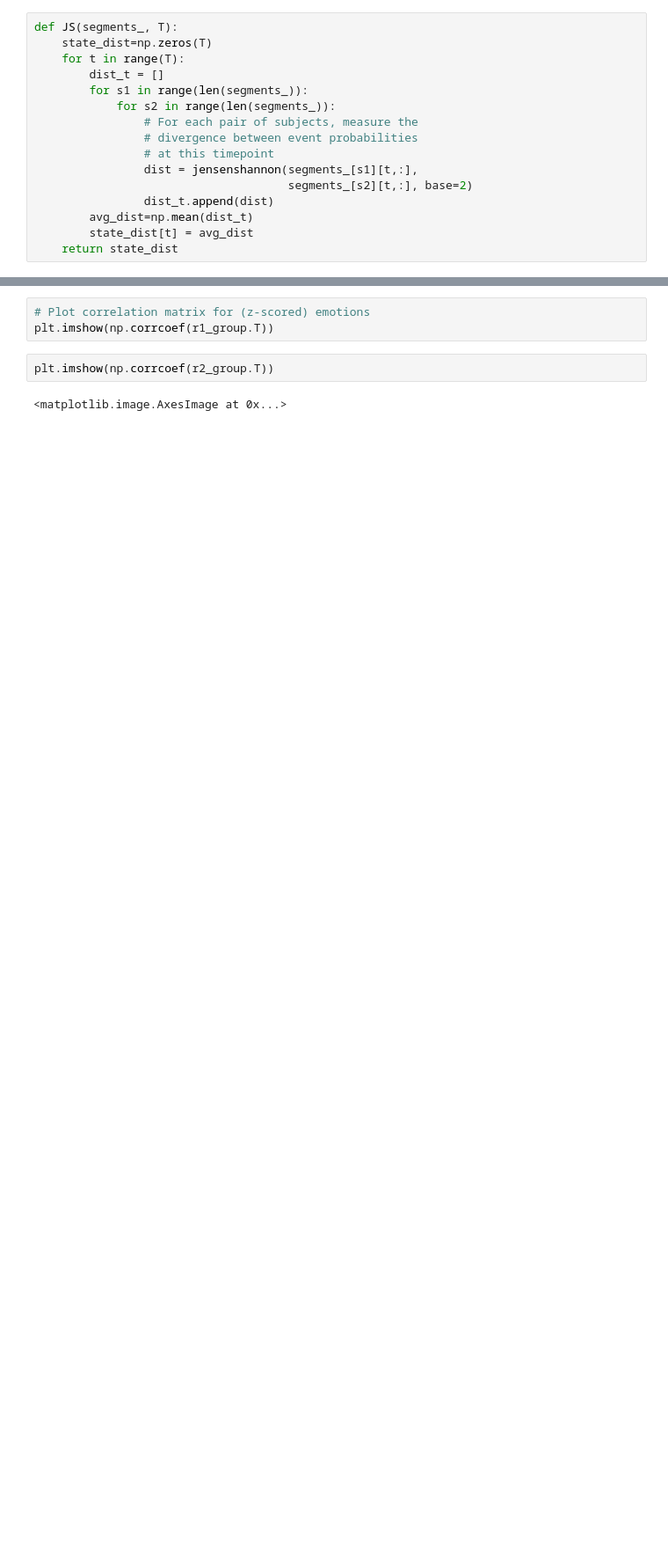
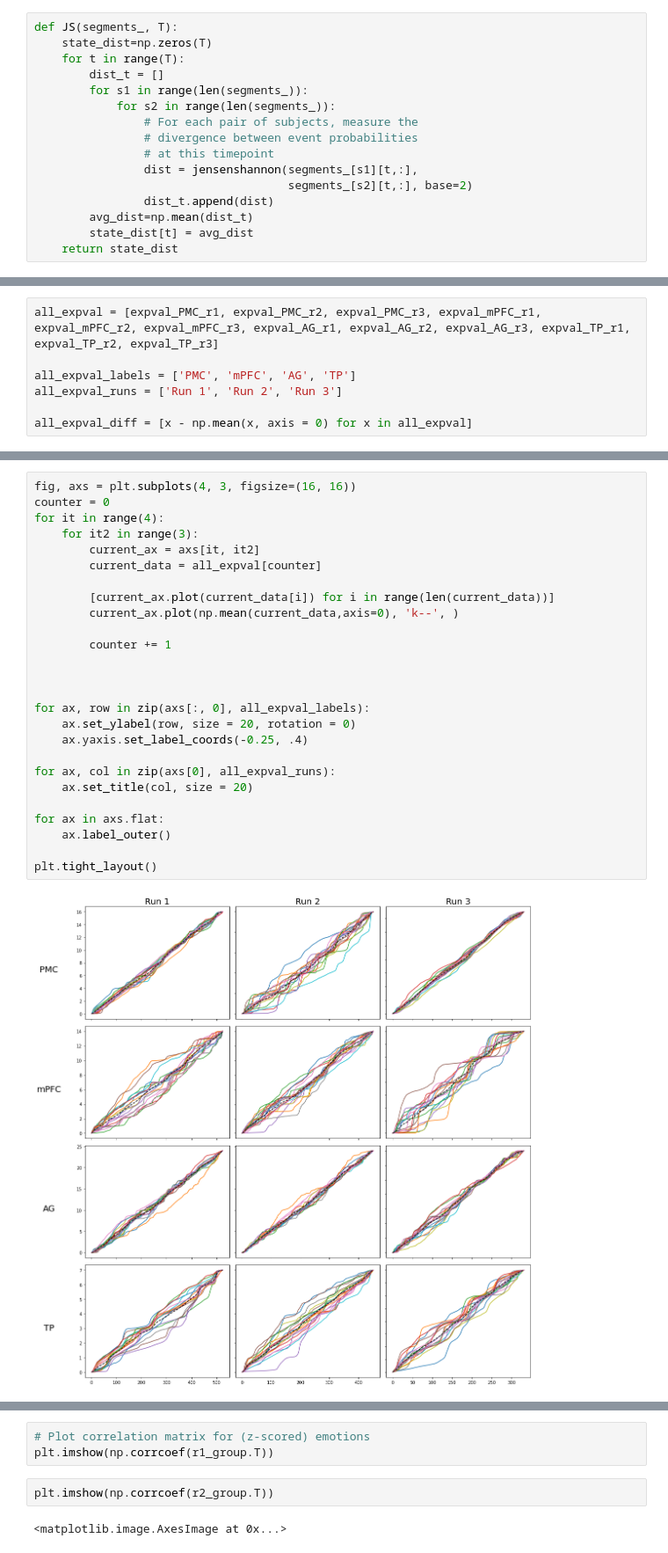
Before and after one commit to jahchwe/nh-paranoia, a Jupyter notebook: code/HMM_PMC.ipynb, the cells around one changed output, grey strips where cells are left out. Shown at 88% size. Cells and saved outputs as stored; diff of their text form; blank space fills up the shorter version.

```diff
--- a/code/HMM_PMC.ipynb
+++ b/code/HMM_PMC.ipynb
@@ -288,0 +215,7 @@ ax2.set_ylabel('JS Divergence')
+# %%
+all_expval = [expval_PMC_r1, expval_PMC_r2, expval_PMC_r3, expval_mPFC_r1, expval_mPFC_r2, expval_mPFC_r3, expval_AG_r1, expval_AG_r2, expval_AG_r3, expval_TP_r1, expval_TP_r2, expval_TP_r3]
+
+all_expval_labels = ['PMC', 'mPFC', 'AG', 'TP']
+all_expval_runs = ['Run 1', 'Run 2', 'Run 3']
+
+all_expval_diff = [x - np.mean(x, axis = 0) for x in all_expval]
@@ -288,0 +270,28 @@ ax2.set_ylabel('JS Divergence')
+# %%
+fig, axs = plt.subplots(4, 3, figsize=(16, 16))
+counter = 0
+for it in range(4):
+    for it2 in range(3):
+        current_ax = axs[it, it2]
+        current_data = all_expval[counter]
+
+        [current_ax.plot(current_data[i]) for i in range(len(current_data))]
+        current_ax.plot(np.mean(current_data,axis=0), 'k--', )
+
+        counter += 1
+
+
+
+for ax, row in zip(axs[:, 0], all_expval_labels):
+    ax.set_ylabel(row, size = 20, rotation = 0)
+    ax.yaxis.set_label_coords(-0.25, .4)
+
+for ax, col in zip(axs[0], all_expval_runs):
+    ax.set_title(col, size = 20)
+
+for ax in axs.flat:
+    ax.label_outer()
+
+plt.tight_layout()
+# %% [output]
+[figure, added]
```
Also changed, not shown: parts of 55 cells of this notebook, 10 other files.
